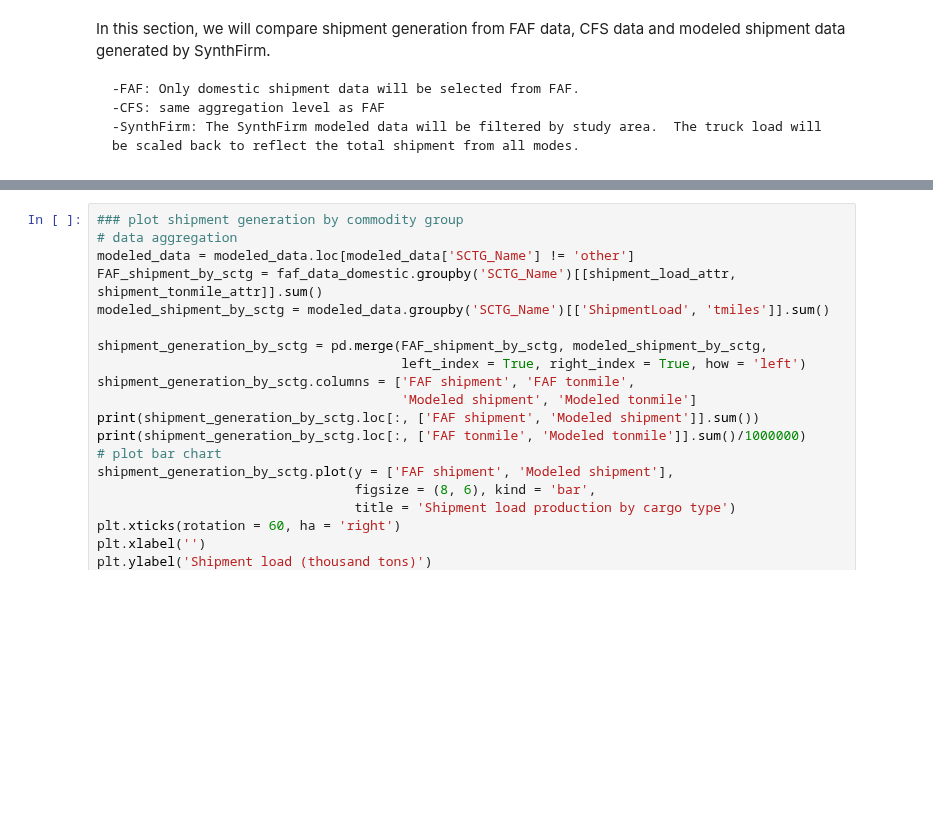
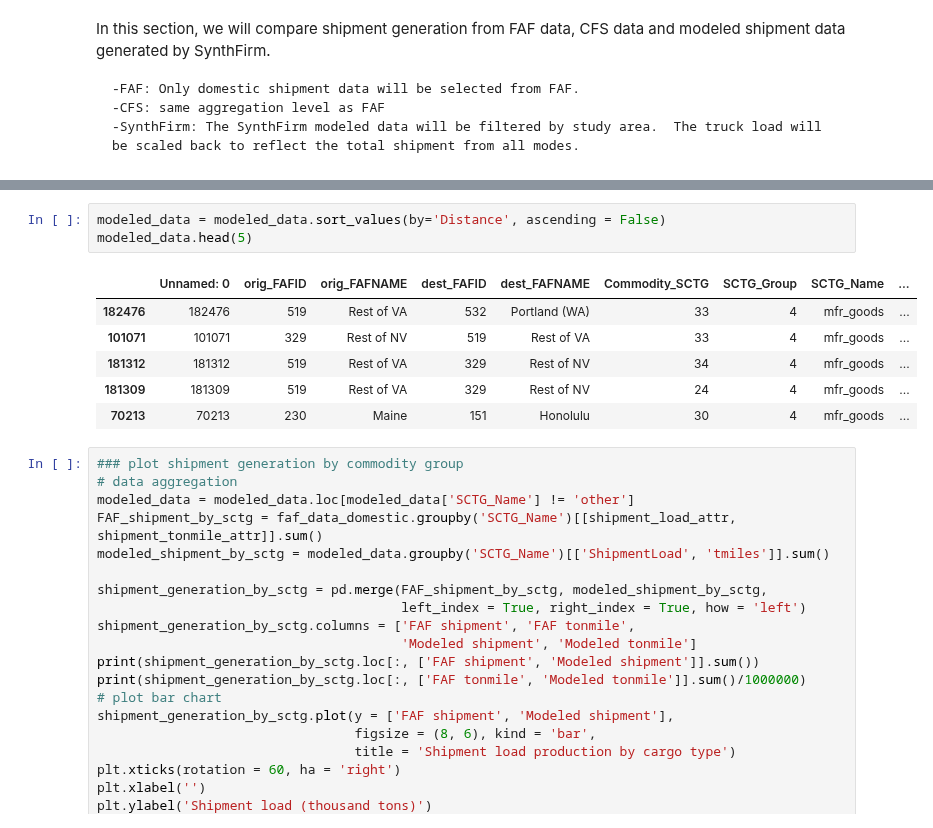
Before and after one commit to LBNL-UCB-STI/SynthFirm, a Jupyter notebook: scenario_analysis/national_input_generation/step10_freight_data_validation.ipynb, the cells around one changed output, grey strips where cells are left out. Saved outputs shown, nothing was run; the diff lists cells and outputs as text; blank space fills up the shorter version.

```diff
--- a/scenario_analysis/national_input_generation/step10_freight_data_validation.ipynb
+++ b/scenario_analysis/national_input_generation/step10_freight_data_validation.ipynb
@@ -226,4 +224,14 @@ Parcel
 [figure]
+# %%
+modeled_data = modeled_data.sort_values(by='Distance', ascending = False)
+modeled_data.head(5)
+# %% [output]
+|  | Unnamed: 0 | orig_FAFID | orig_FAFNAME | dest_FAFID | dest_FAFNAME | Commodity_SCTG | SCTG_Group | SCTG_Name | ... |
+| 182476 | 182476 | 519 | Rest of VA | 532 | Portland (WA) | 33 | 4 | mfr_goods | ... |
+| 101071 | 101071 | 329 | Rest of NV | 519 | Rest of VA | 33 | 4 | mfr_goods | ... |
+| 181312 | 181312 | 519 | Rest of VA | 329 | Rest of NV | 34 | 4 | mfr_goods | ... |
+| 181309 | 181309 | 519 | Rest of VA | 329 | Rest of NV | 24 | 4 | mfr_goods | ... |
+| 70213 | 70213 | 230 | Maine | 151 | Honolulu | 30 | 4 | mfr_goods | ... |
 # %%
 ### plot shipment generation by commodity group
 # data aggregation
```
Also changed, not shown: parts of 2 cells of this notebook, 3 other files.
